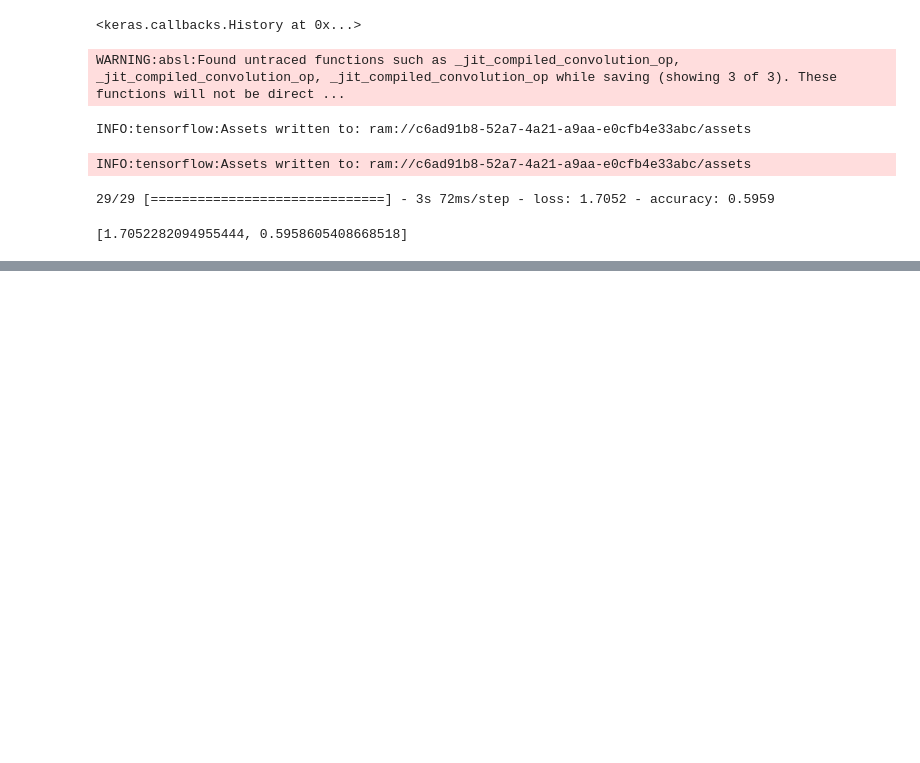
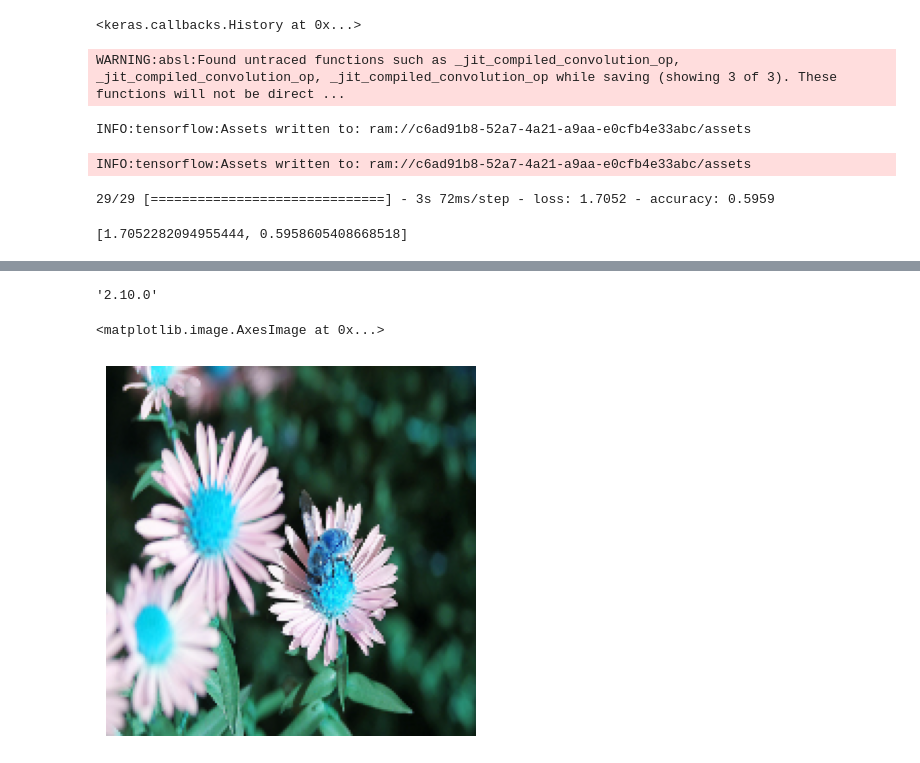
Before and after one commit to karthikeyakannaiah/NeuralNetworks-and-ImageProcessing, a Jupyter notebook: IP/data augmentation/flower-dataset.ipynb, the cells around one changed output, grey strips where cells are left out. Drawn from its saved outputs; the diff is of its cells as text; code cells hidden in the pictures; blank space fills up the shorter version.

```diff
--- a/IP/data augmentation/flower-dataset.ipynb
+++ b/IP/data augmentation/flower-dataset.ipynb
@@ -237,0 +257,10 @@ weighted avg       0.59      0.52      0.49       918
+# %%
+tf.__version__
+# %% [output]
+'2.10.0'
+# %%
+plt.axis('off')
+plt.imshow(X[0])
+# %% [output]
+<matplotlib.image.AxesImage at 0x...>
+[figure, added]
```
Also changed, not shown: parts of 10 cells of this notebook.
